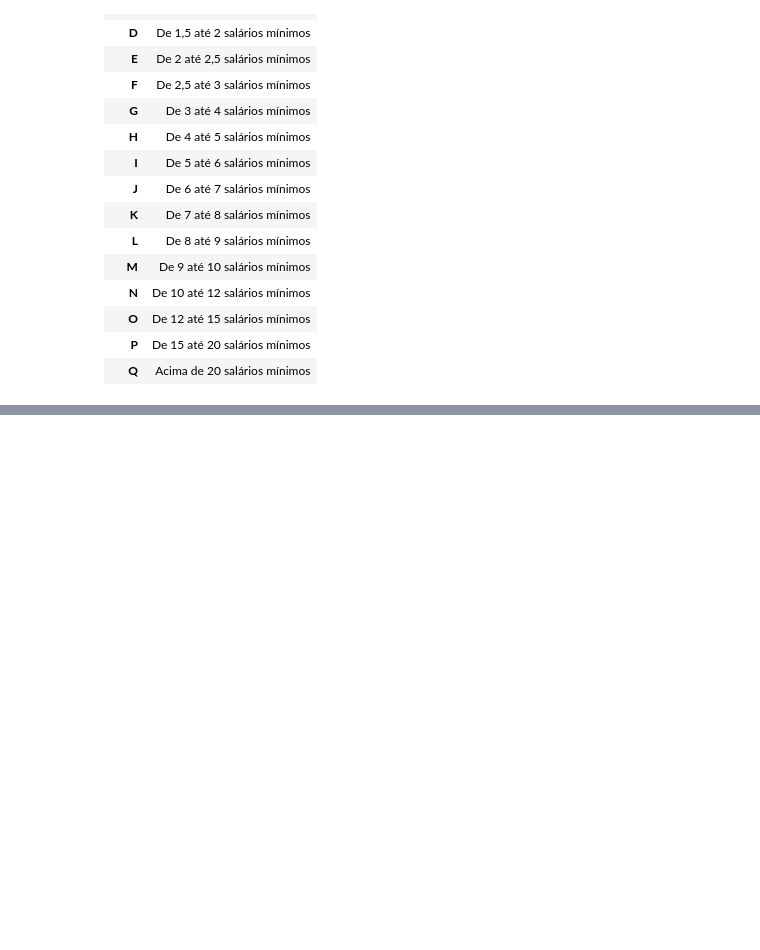
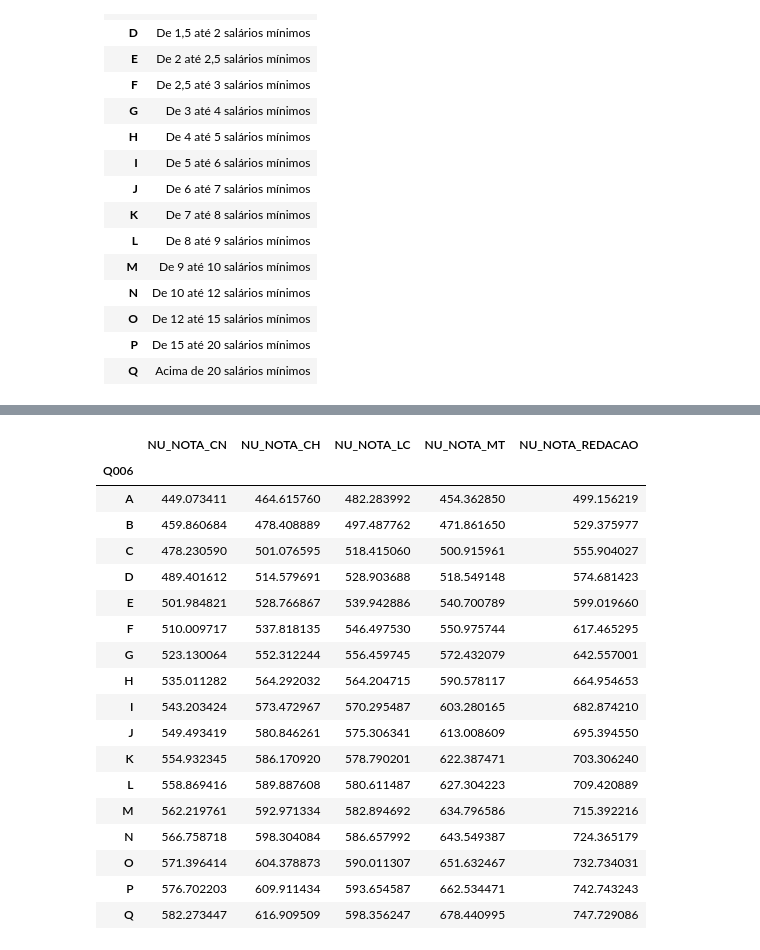
Before and after one commit to CoderAugusto/enem-data-dashboard, a Jupyter notebook: notebooks/01_exploracao_inicial.ipynb, the cells around one changed output, grey strips where cells are left out. Saved outputs shown, nothing was run; the diff lists cells and outputs as text; code cells hidden in the pictures; blank space fills up the shorter version.

```diff
--- a/notebooks/01_exploracao_inicial.ipynb
+++ b/notebooks/01_exploracao_inicial.ipynb
@@ -228,0 +240,32 @@ Além disso, nota-se que a curva de ausência no Dia 02 (Ciências da Natureza e
+# %%
+df_presentes = df[
+    (df['TP_PRESENCA_CN'] == 1) &
+    (df['TP_PRESENCA_CH'] == 1) &
+    (df['TP_PRESENCA_LC'] == 1) &
+    (df['TP_PRESENCA_MT'] == 1)
+].copy()
+
+colunas_notas = ['NU_NOTA_CN', 'NU_NOTA_CH', 'NU_NOTA_LC', 'NU_NOTA_MT', 'NU_NOTA_REDACAO']
+df_desempenho = df_presentes.groupby('Q006')[colunas_notas].mean()
+
+display(df_desempenho)
+# %% [output]
+|  | NU_NOTA_CN | NU_NOTA_CH | NU_NOTA_LC | NU_NOTA_MT | NU_NOTA_REDACAO |
+| Q006 |  |  |  |  |  |
+| A | 449.073411 | 464.615760 | 482.283992 | 454.362850 | 499.156219 |
+| B | 459.860684 | 478.408889 | 497.487762 | 471.861650 | 529.375977 |
+| C | 478.230590 | 501.076595 | 518.415060 | 500.915961 | 555.904027 |
+| D | 489.401612 | 514.579691 | 528.903688 | 518.549148 | 574.681423 |
+| E | 501.984821 | 528.766867 | 539.942886 | 540.700789 | 599.019660 |
+| F | 510.009717 | 537.818135 | 546.497530 | 550.975744 | 617.465295 |
+| G | 523.130064 | 552.312244 | 556.459745 | 572.432079 | 642.557001 |
+| H | 535.011282 | 564.292032 | 564.204715 | 590.578117 | 664.954653 |
+| I | 543.203424 | 573.472967 | 570.295487 | 603.280165 | 682.874210 |
+| J | 549.493419 | 580.846261 | 575.306341 | 613.008609 | 695.394550 |
+| K | 554.932345 | 586.170920 | 578.790201 | 622.387471 | 703.306240 |
+| L | 558.869416 | 589.887608 | 580.611487 | 627.304223 | 709.420889 |
+| M | 562.219761 | 592.971334 | 582.894692 | 634.796586 | 715.392216 |
+| N | 566.758718 | 598.304084 | 586.657992 | 643.549387 | 724.365179 |
+| O | 571.396414 | 604.378873 | 590.011307 | 651.632467 | 732.734031 |
+| P | 576.702203 | 609.911434 | 593.654587 | 662.534471 | 742.743243 |
+| Q | 582.273447 | 616.909509 | 598.356247 | 678.440995 | 747.729086 |
```
Also changed, not shown: parts of 8 cells of this notebook.
